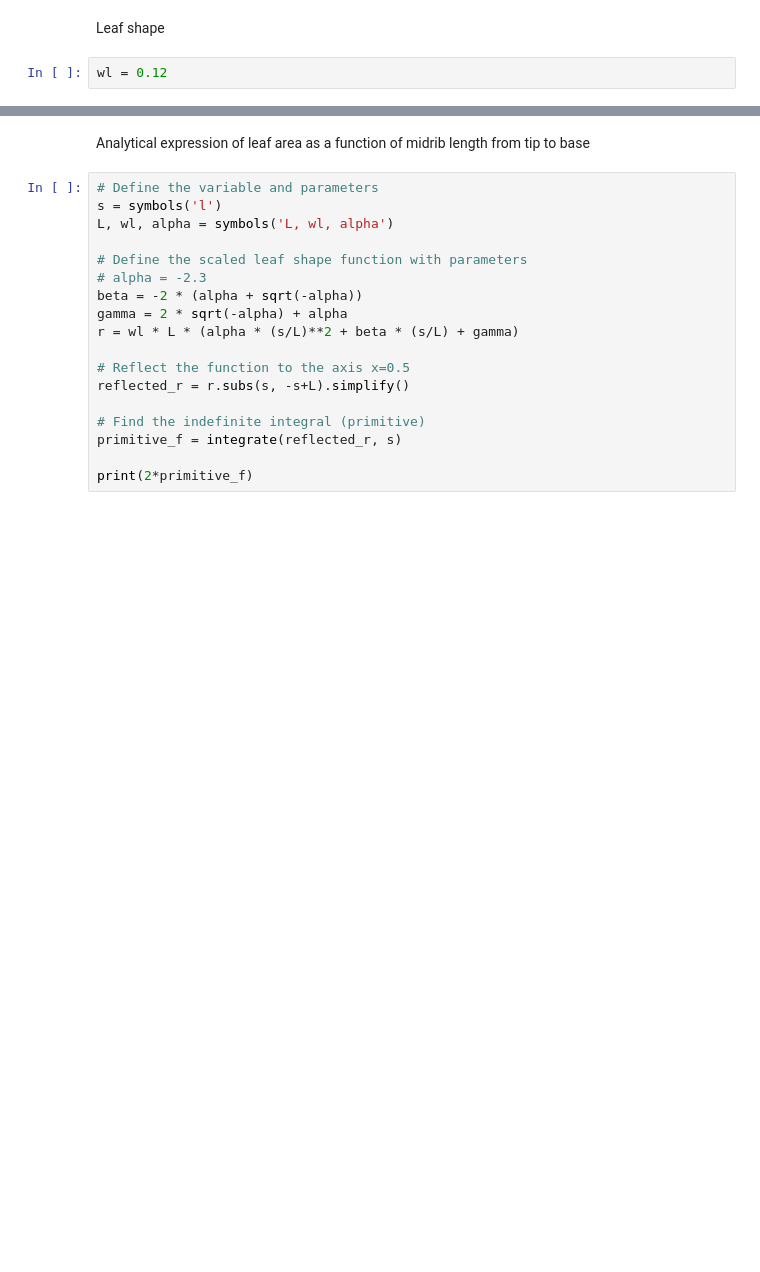
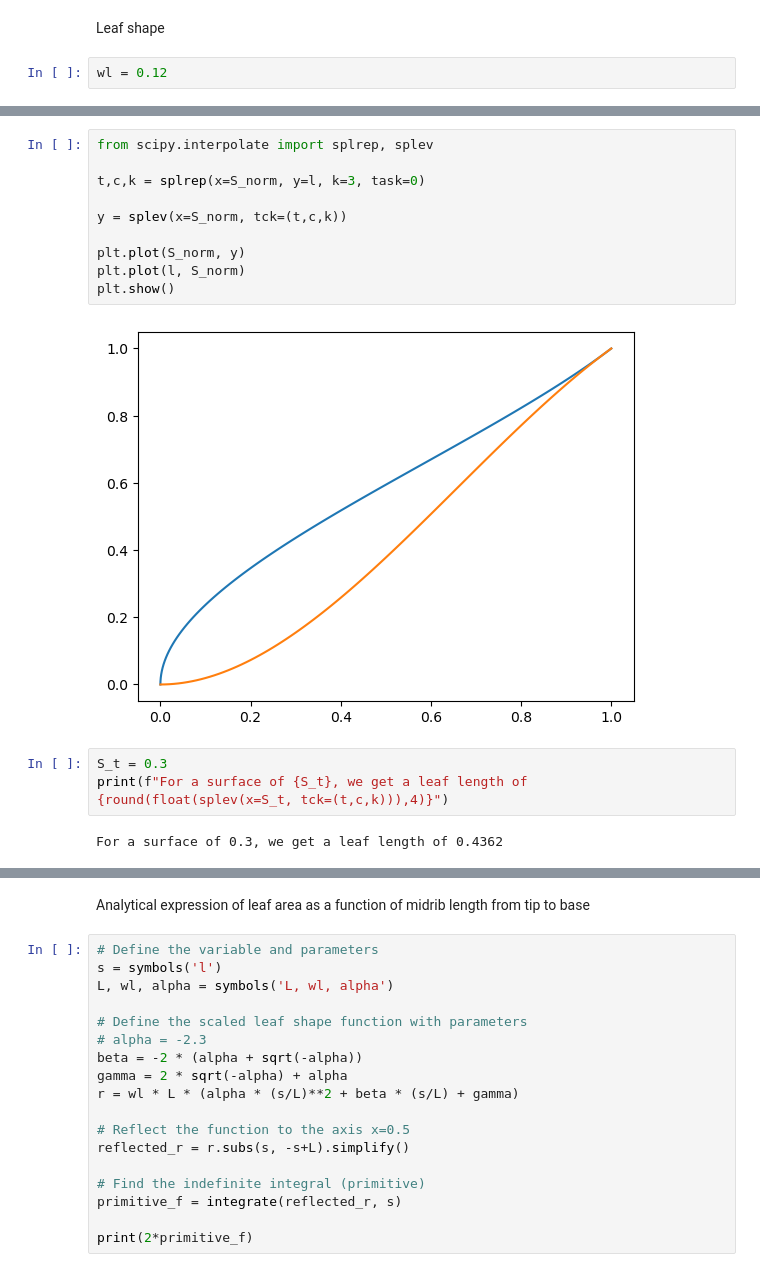
Before and after one commit to orianebro/PhD_Oriane, a Jupyter notebook: algo_leaf_growth.ipynb, the cells around one changed output, grey strips where cells are left out. Cells and saved outputs as stored; diff of their text form; blank space fills up the shorter version.

```diff
--- a/algo_leaf_growth.ipynb
+++ b/algo_leaf_growth.ipynb
@@ -348,0 +366,17 @@ interactive(children=(FloatSlider(value=0.3, description='l', max=1.001, min=0.0
+# %%
+from scipy.interpolate import splrep, splev
+
+t,c,k = splrep(x=S_norm, y=l, k=3, task=0)
+
+y = splev(x=S_norm, tck=(t,c,k))
+
+plt.plot(S_norm, y)
+plt.plot(l, S_norm)
+plt.show()
+# %% [output]
+[figure, added]
+# %%
+S_t = 0.3
+print(f"For a surface of {S_t}, we get a leaf length of {round(float(splev(x=S_t, tck=(t,c,k))),4)}")
+# %% [output]
+For a surface of 0.3, we get a leaf length of 0.4362
```
Also changed, not shown: parts of 11 cells of this notebook, 3 other files.
